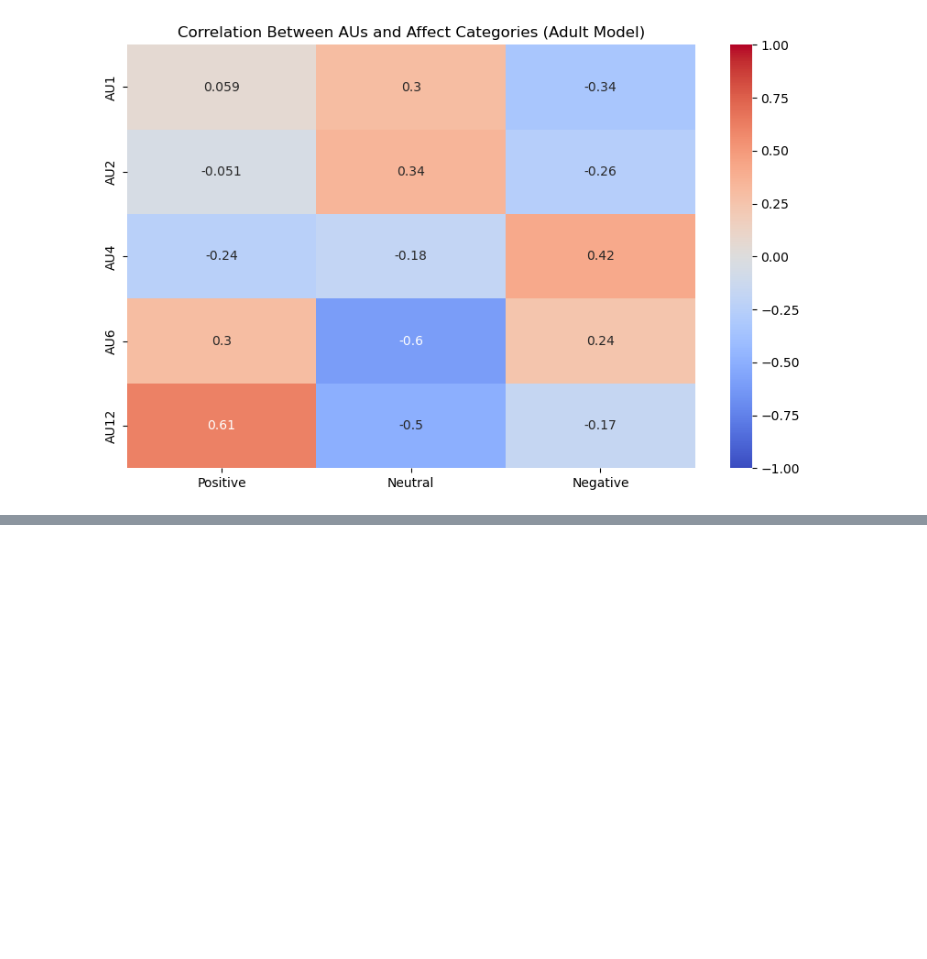
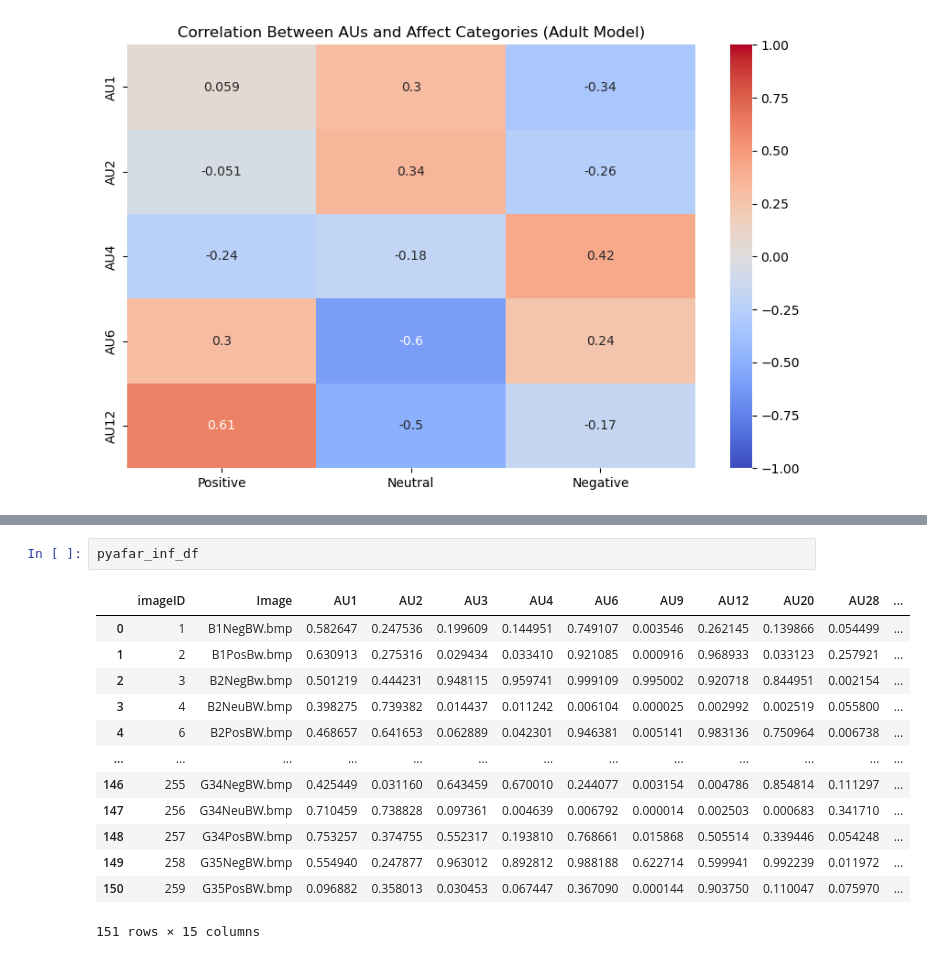
Before and after one commit to florentinafabregas/affect-recognition-infants, a Jupyter notebook: notebooks/pyafar_eda.ipynb, the cells around one changed output, grey strips where cells are left out. Saved outputs shown, nothing was run; the diff lists cells and outputs as text; blank space fills up the shorter version.

```diff
--- a/notebooks/pyafar_eda.ipynb
+++ b/notebooks/pyafar_eda.ipynb
@@ -440,0 +457,16 @@ plt.show()
+# %%
+pyafar_inf_df
+# %% [output]
+|  | imageID | Image | AU1 | AU2 | AU3 | AU4 | AU6 | AU9 | AU12 | AU20 | AU28 | ... |
+| 0 | 1 | B1NegBW.bmp | 0.582647 | 0.247536 | 0.199609 | 0.144951 | 0.749107 | 0.003546 | 0.262145 | 0.139866 | 0.054499 | ... |
+| 1 | 2 | B1PosBw.bmp | 0.630913 | 0.275316 | 0.029434 | 0.033410 | 0.921085 | 0.000916 | 0.968933 | 0.033123 | 0.257921 | ... |
+| 2 | 3 | B2NegBw.bmp | 0.501219 | 0.444231 | 0.948115 | 0.959741 | 0.999109 | 0.995002 | 0.920718 | 0.844951 | 0.002154 | ... |
+| 3 | 4 | B2NeuBW.bmp | 0.398275 | 0.739382 | 0.014437 | 0.011242 | 0.006104 | 0.000025 | 0.002992 | 0.002519 | 0.055800 | ... |
+| 4 | 6 | B2PosBW.bmp | 0.468657 | 0.641653 | 0.062889 | 0.042301 | 0.946381 | 0.005141 | 0.983136 | 0.750964 | 0.006738 | ... |
+| ... | ... | ... | ... | ... | ... | ... | ... | ... | ... | ... | ... | ... |
+| 146 | 255 | G34NegBW.bmp | 0.425449 | 0.031160 | 0.643459 | 0.670010 | 0.244077 | 0.003154 | 0.004786 | 0.854814 | 0.111297 | ... |
+| 147 | 256 | G34NeuBW.bmp | 0.710459 | 0.738828 | 0.097361 | 0.004639 | 0.006792 | 0.000014 | 0.002503 | 0.000683 | 0.341710 | ... |
+| 148 | 257 | G34PosBW.bmp | 0.753257 | 0.374755 | 0.552317 | 0.193810 | 0.768661 | 0.015868 | 0.505514 | 0.339446 | 0.054248 | ... |
+| 149 | 258 | G35NegBW.bmp | 0.554940 | 0.247877 | 0.963012 | 0.892812 | 0.988188 | 0.622714 | 0.599941 | 0.992239 | 0.011972 | ... |
+| 150 | 259 | G35PosBW.bmp | 0.096882 | 0.358013 | 0.030453 | 0.067447 | 0.367090 | 0.000144 | 0.903750 | 0.110047 | 0.075970 | ... |
+151 rows × 15 columns
```
Also changed, not shown: parts of 1 cell of this notebook.
